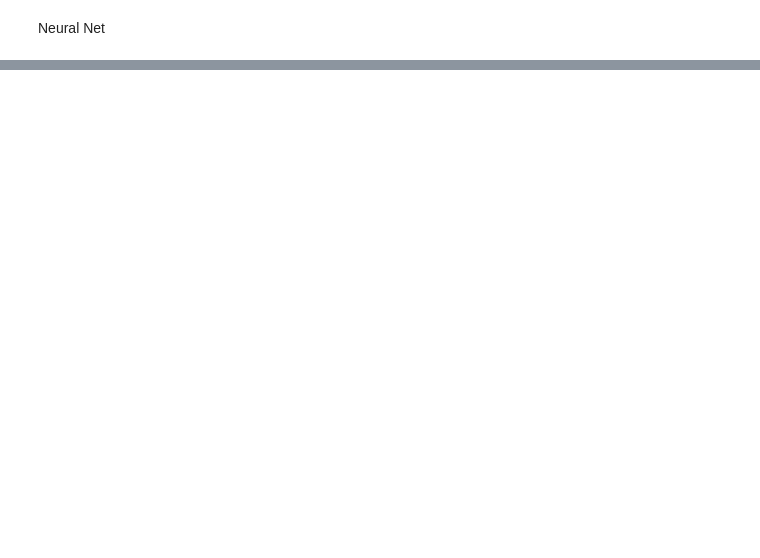
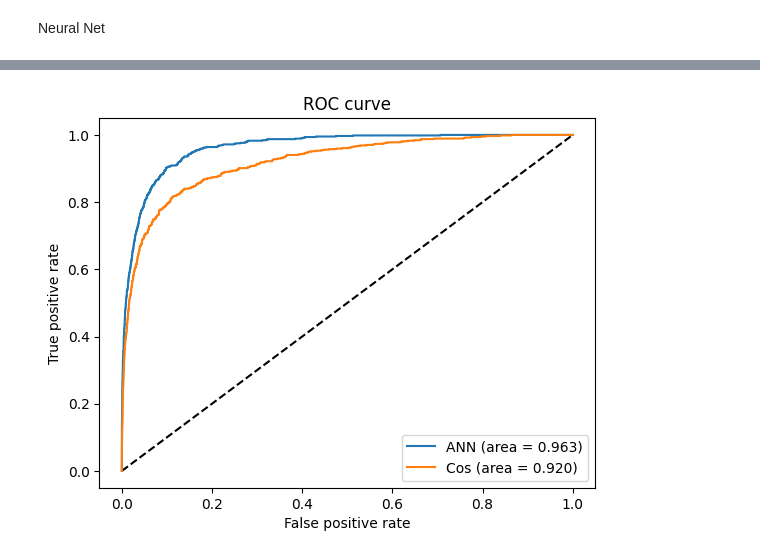
Before and after one commit to osquera/ChatGPT_Tutor_Project, a Jupyter notebook: Similarity network.ipynb, the cells around one changed output, grey strips where cells are left out. Cells and saved outputs as stored; diff of their text form; code cells hidden in the pictures; blank space fills up the shorter version.

```diff
--- a/Similarity network.ipynb
+++ b/Similarity network.ipynb
@@ -178,0 +274,10 @@ plot_metrics(baseline_history)
+# %%
+from sklearn.metrics.pairwise import cosine_similarity
+# Make a neural network which simply uses the cosine similarity between the question and the answer as the prediction
+def cos_sim(x, y):
+    return cosine_similarity(x.reshape(1, -1), y.reshape(1, -1))[0][0]
+# %%
+from sklearn.metrics import auc, roc_curve
+y_pred_keras = neural_net.predict(X_test).ravel()
+fpr_keras, tpr_keras, thresholds_keras = roc_curve(y_test, y_pred_keras)
+auc_keras = auc(fpr_keras, tpr_keras)
@@ -178,0 +286,19 @@ plot_metrics(baseline_history)
+# %%
+
+y_pred_cos = np.asarray([cos_sim(x, y) for x, y in zip(X_test_q, X_test_c)])
+# normalize the cosine similarity to be between 0 and 1
+y_pred_cos = (y_pred_cos + 1)/2
+fpr_cos, tpr_cos, thresholds_cos = roc_curve(y_test, y_pred_cos)
+auc_cos = auc(fpr_cos, tpr_cos)
+# %%
+plt.figure(1)
+plt.plot([0, 1], [0, 1], 'k--')
+plt.plot(fpr_keras, tpr_keras, label='ANN (area = {:.3f})'.format(auc_keras))
+plt.plot(fpr_cos, tpr_cos, label='Cos (area = {:.3f})'.format(auc_cos))
+plt.xlabel('False positive rate')
+plt.ylabel('True positive rate')
+plt.title('ROC curve')
+plt.legend(loc='best')
+plt.show()
+# %% [output]
+[figure, added]
```
Also changed, not shown: parts of 20 cells of this notebook.
